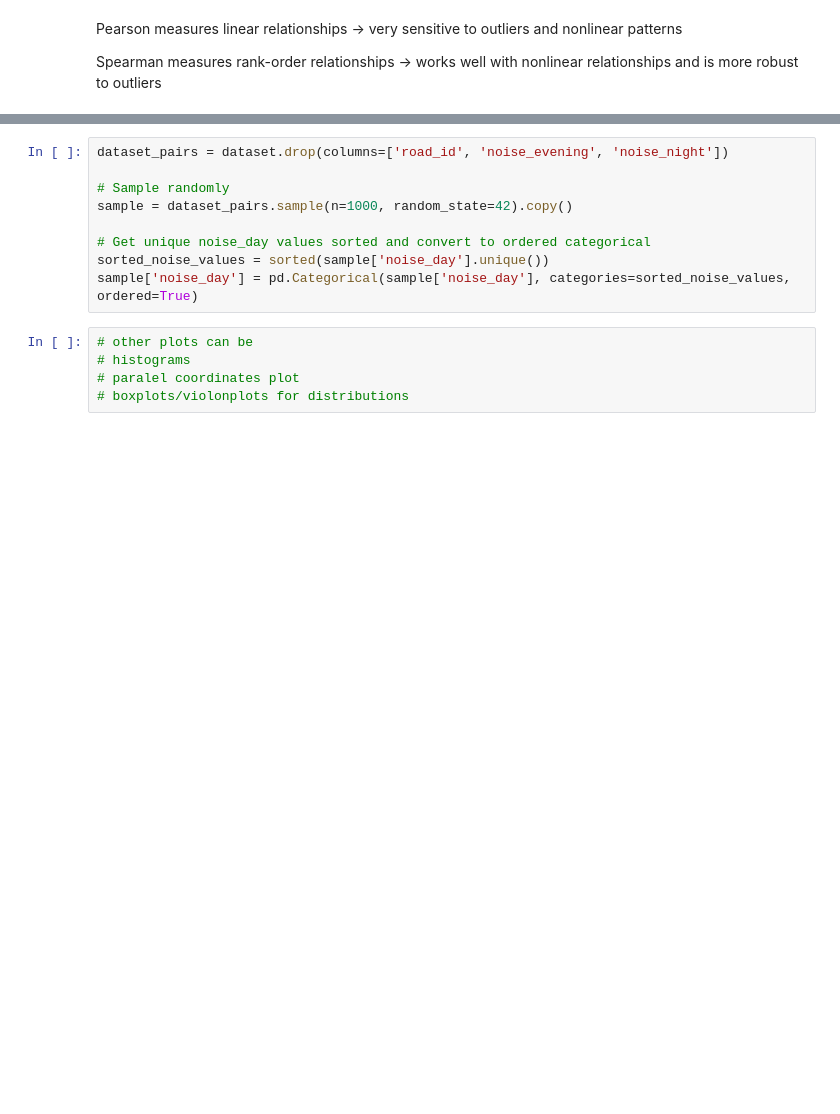
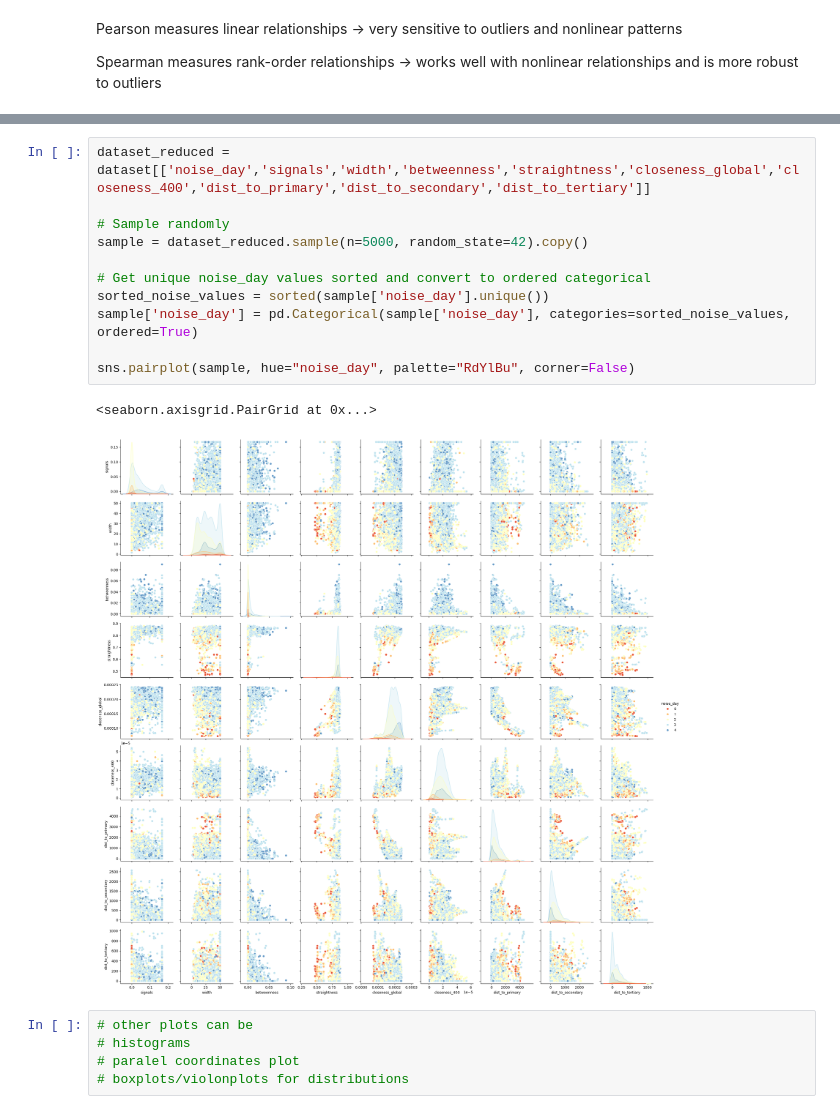
Before and after one commit to AndreaCutroni/ML-Noise-Prediction, a Jupyter notebook: notebooks/_elena/02_EDA_class.ipynb, the cells around one changed output, grey strips where cells are left out. Saved outputs shown, nothing was run; the diff lists cells and outputs as text; blank space fills up the shorter version.

Commit message:
Pair plot, k-means attempt, wieghted class attempt

```diff
--- a/notebooks/_elena/02_EDA_class.ipynb
+++ b/notebooks/_elena/02_EDA_class.ipynb
@@ -81,12 +81,17 @@ road_category          -0.415031      -0.405415    -0.406988
 # %%
-dataset_pairs = dataset.drop(columns=['road_id', 'noise_evening', 'noise_night'])
+dataset_reduced = dataset[['noise_day','signals','width','betweenness','straightness','closeness_global','closeness_400','dist_to_primary','dist_to_secondary','dist_to_tertiary']]
 
 # Sample randomly
-sample = dataset_pairs.sample(n=1000, random_state=42).copy()
+sample = dataset_reduced.sample(n=5000, random_state=42).copy()
 
 # Get unique noise_day values sorted and convert to ordered categorical
 sorted_noise_values = sorted(sample['noise_day'].unique())
 sample['noise_day'] = pd.Categorical(sample['noise_day'], categories=sorted_noise_values, ordered=True)
+
+sns.pairplot(sample, hue="noise_day", palette="RdYlBu", corner=False)
+# %% [output]
+<seaborn.axisgrid.PairGrid at 0x...>
+[figure, added]
 # %%
 # other plots can be
 # histograms
```
Also changed, not shown: parts of 4 cells of this notebook, 4 other files.
